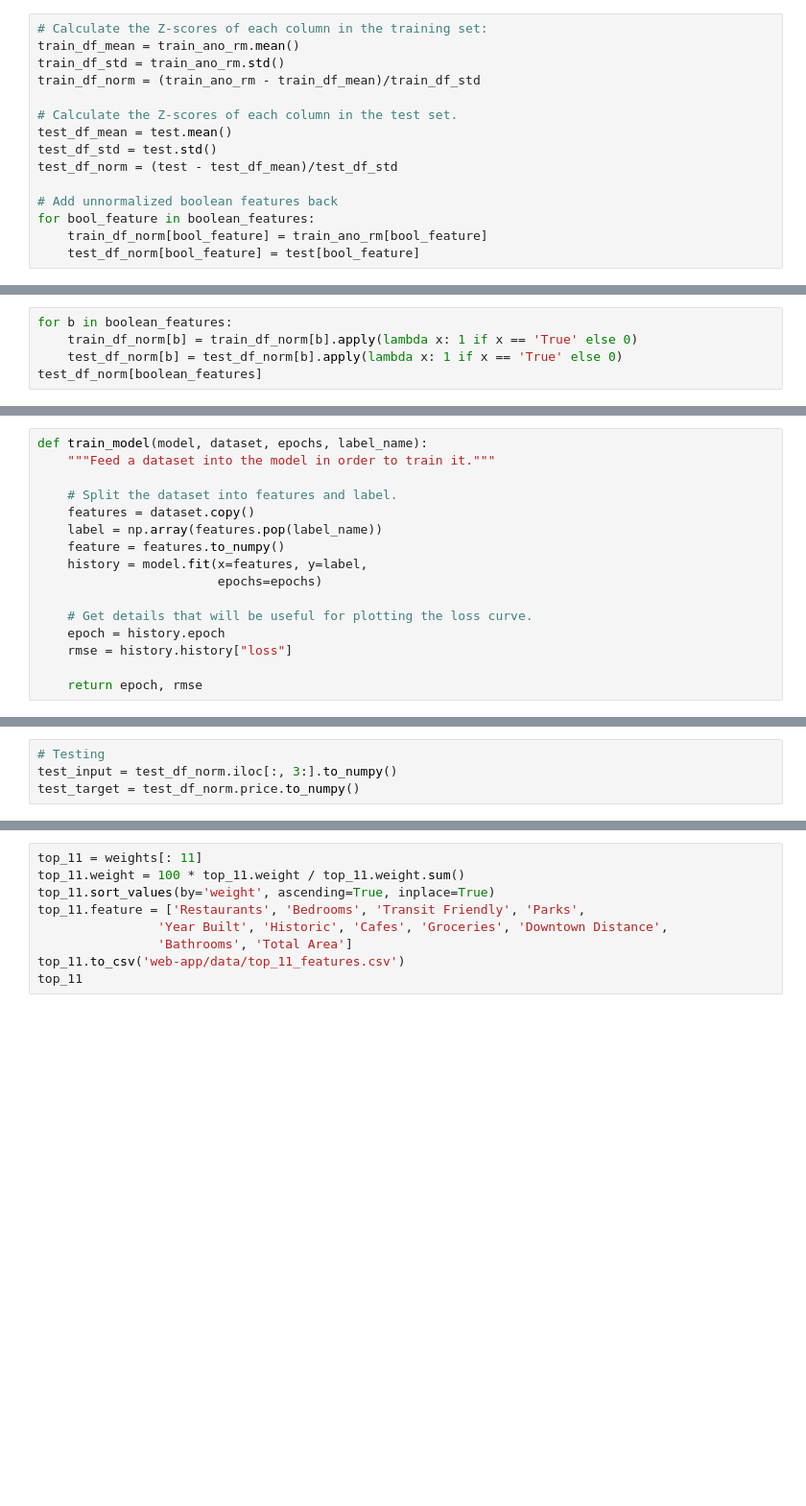
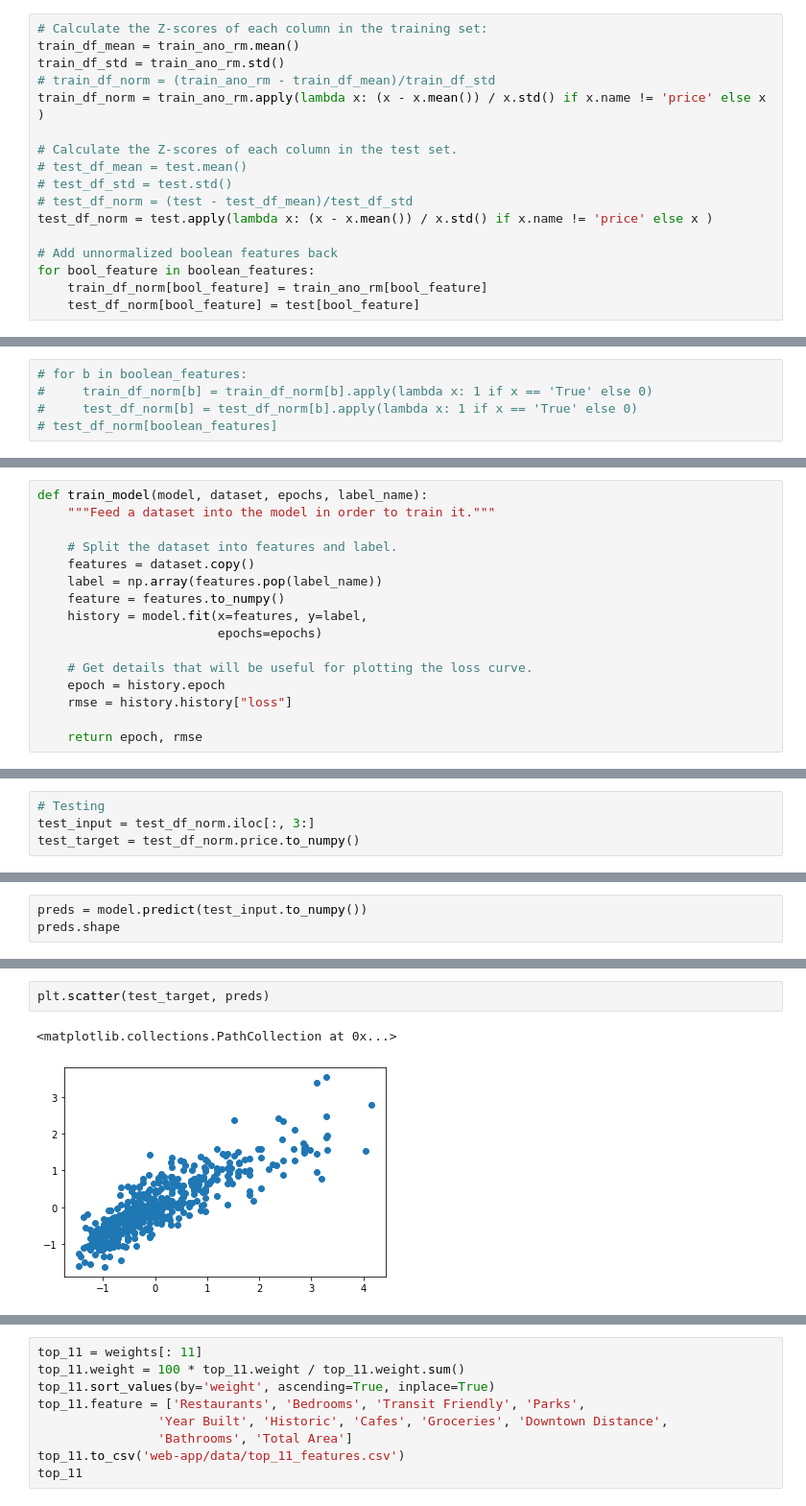
Before and after one commit to Jahnic/Portfolio, a Jupyter notebook: RealEstate/tf_gcolab.ipynb, the cells around one changed output, grey strips where cells are left out. Shown at 96% size. Drawn from its saved outputs; the diff is of its cells as text; blank space fills up the shorter version.

```diff
--- a/RealEstate/tf_gcolab.ipynb
+++ b/RealEstate/tf_gcolab.ipynb
@@ -181,12 +181,14 @@ boolean_features = []
 # Calculate the Z-scores of each column in the training set:
 train_df_mean = train_ano_rm.mean()
 train_df_std = train_ano_rm.std()
-train_df_norm = (train_ano_rm - train_df_mean)/train_df_std
+# train_df_norm = (train_ano_rm - train_df_mean)/train_df_std
+train_df_norm = train_ano_rm.apply(lambda x: (x - x.mean()) / x.std() if x.name != 'price' else x )
 
 # Calculate the Z-scores of each column in the test set.
-test_df_mean = test.mean()
-test_df_std = test.std()
-test_df_norm = (test - test_df_mean)/test_df_std
+# test_df_mean = test.mean()
+# test_df_std = test.std()
+# test_df_norm = (test - test_df_mean)/test_df_std
+test_df_norm = test.apply(lambda x: (x - x.mean()) / x.std() if x.name != 'price' else x )
 
 # Add unnormalized boolean features back
 for bool_feature in boolean_features:
@@ -608,7 +622,7 @@ def get_model():
     model.compile(optimizer="adam", loss="mean_squared_error")
     return model
 # %%
-for b in boolean_features:
-    train_df_norm[b] = train_df_norm[b].apply(lambda x: 1 if x == 'True' else 0)
-    test_df_norm[b] = test_df_norm[b].apply(lambda x: 1 if x == 'True' else 0)
-test_df_norm[boolean_features]
+# for b in boolean_features:
+#     train_df_norm[b] = train_df_norm[b].apply(lambda x: 1 if x == 'True' else 0)
+#     test_df_norm[b] = test_df_norm[b].apply(lambda x: 1 if x == 'True' else 0)
+# test_df_norm[boolean_features]
@@ -714,5 +709,5 @@ Non-trainable params: 0
 _________________________________________________________________
 # %%
 # Testing
-test_input = test_df_norm.iloc[:, 3:].to_numpy()
+test_input = test_df_norm.iloc[:, 3:]
 test_target = test_df_norm.price.to_numpy()
@@ -726,0 +714,3 @@ test['predictions'] = [(p[0][0]*test_df_std.price + test_df_mean.price) for p in
+# %%
+preds = model.predict(test_input.to_numpy())
+preds.shape
@@ -727 +742,6 @@ test['predictions'] = [(p[0][0]*test_df_std.price + test_df_mean.price) for p in
+# %%
+plt.scatter(test_target, preds)
+# %% [output]
+<matplotlib.collections.PathCollection at 0x...>
+[figure, added]
 # %%
```
Also changed, not shown: parts of 14 cells of this notebook, 1 other file.
